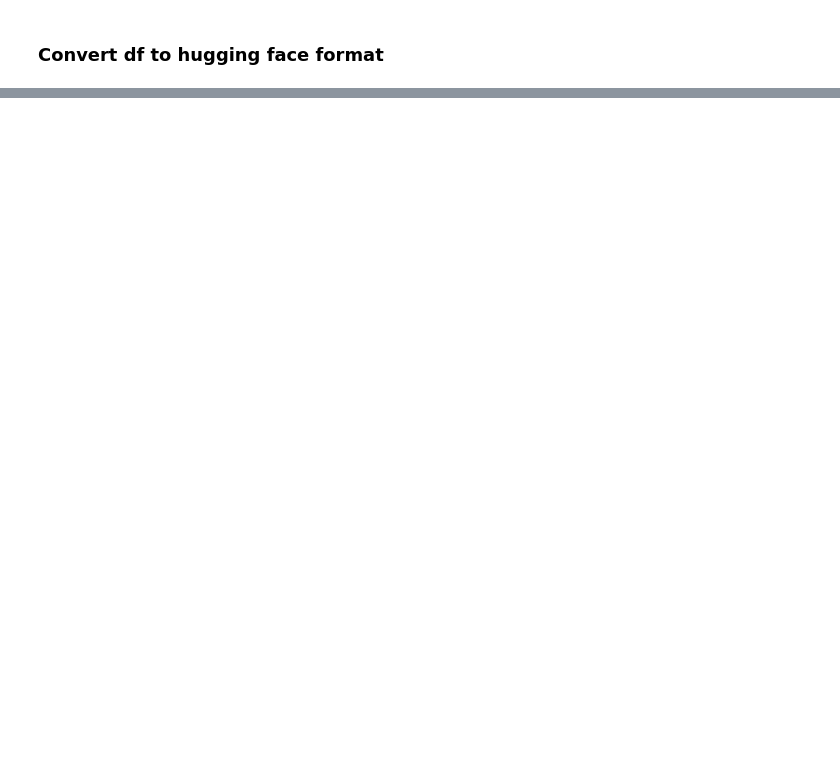
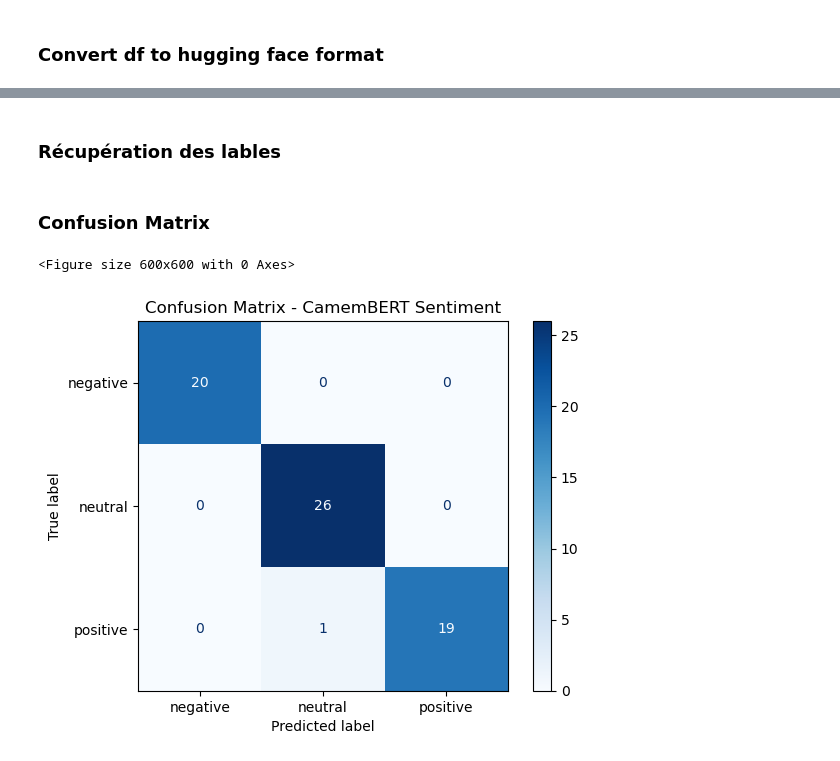
Before and after one commit to Jyok1m/ai-wedder-microservice, a Jupyter notebook: notebooks/01_classifier.ipynb, the cells around one changed output, grey strips where cells are left out. Cells and saved outputs as stored; diff of their text form; code cells hidden in the pictures; blank space fills up the shorter version.

Commit message:
model

```diff
--- a/notebooks/01_classifier.ipynb
+++ b/notebooks/01_classifier.ipynb
@@ -59,0 +105,12 @@ tt_split = dataset.train_test_split(test_size=0.2, seed=42)
+# %%
+from transformers import CamembertTokenizer
+
+tokenizer = CamembertTokenizer.from_pretrained("camembert-base")
+
+def tokenize(data):
+    return tokenizer(data["text"], truncation=True, padding="max_length", max_length=128)
+
+tokenized_split = tt_split.map(tokenize, batched=True)
+
+print("Tokenized Data:")
+print(tokenized_split)
@@ -59,0 +134,9 @@ tt_split = dataset.train_test_split(test_size=0.2, seed=42)
+# %%
+from transformers import CamembertForSequenceClassification
+
+model = CamembertForSequenceClassification.from_pretrained(
+    "camembert-base",
+    num_labels=3,
+    id2label=id2label,
+    label2id=label2id
+)
@@ -59,0 +203,2 @@ tt_split = dataset.train_test_split(test_size=0.2, seed=42)
+# %%
+preds_output = trainer.predict(tokenized_split["test"])
@@ -59,0 +207,27 @@ tt_split = dataset.train_test_split(test_size=0.2, seed=42)
+# %% [markdown]
+### Récupération des lables
+# %%
+import numpy as np
+
+y_pred = np.argmax(preds_output.predictions, axis=1)
+
+# True labels
+y_true = preds_output.label_ids
+# %% [markdown]
+### Confusion Matrix
+# %%
+from sklearn.metrics import confusion_matrix, ConfusionMatrixDisplay
+import matplotlib.pyplot as plt
+
+labels = ["negative", "neutral", "positive"]
+
+cm = confusion_matrix(y_true, y_pred)
+disp = ConfusionMatrixDisplay(confusion_matrix=cm, display_labels=labels)
+
+plt.figure(figsize=(6, 6))
+disp.plot(cmap="Blues", values_format='d')
+plt.title("Confusion Matrix - CamemBERT Sentiment")
+plt.show()
+# %% [output]
+<Figure size 600x600 with 0 Axes>
+[figure, added]
```
Also changed, not shown: parts of 20 cells of this notebook, 8 other files.
